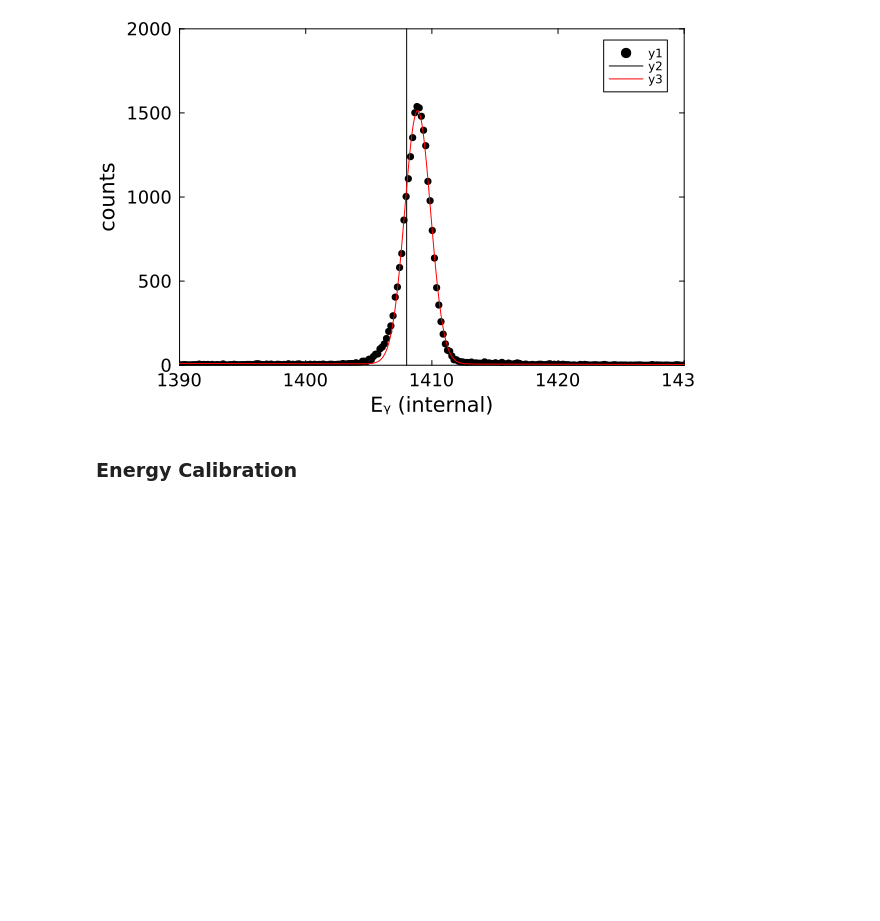
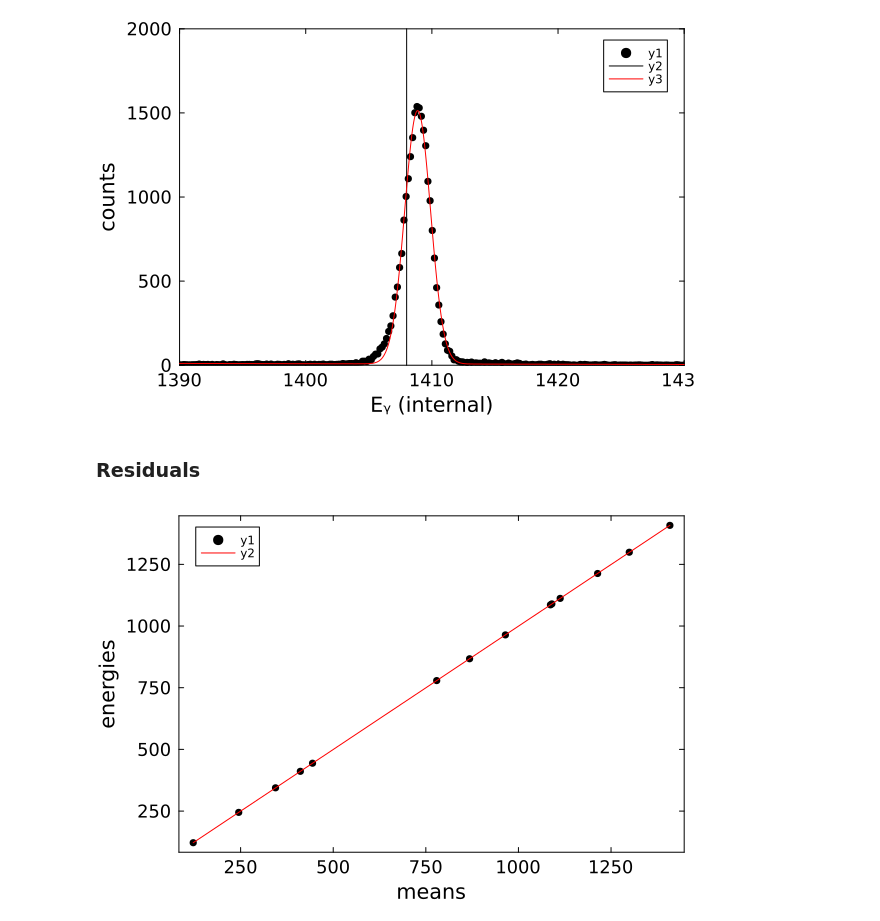
Before and after one commit to mmadurga/VITO-ENiGMA, a Jupyter notebook: 152Eu_crystal-calibration.ipynb, the cells around one changed output. Saved outputs shown, nothing was run; the diff lists cells and outputs as text; code cells hidden in the pictures; blank space fills up the shorter version.

Commit message:
Completed calibration and residuals calculation for c0c2

```diff
--- a/152Eu_crystal-calibration.ipynb
+++ b/152Eu_crystal-calibration.ipynb
@@ -488,16 +488,20 @@ P4 = 1408.8707614186824(0.005392789479300988)
 P5 = 1.023202052395614(0.005530466648555066)
 [figure]
 # %% [markdown]
-### Energy Calibration
+### Residuals
 # %%
-energies = [564.79,586.01,2013.45]; c0c2_means=[c0c2_p1[4],c0c2_p2[4],c0c2_p3[4],c0c2_p4[4],c0c2_p5[4],c0c2_p6[4],c0c2_p7[4]
-                                               c0c2_p8[4],c0c2_p9[4],c0c2_p10[4],c0c2_p11[4],c0c2_p12[4],c0c2_p13[4],c0c2_p14[4]]
+energies = sort(euliterature)
+
+c0c2_means=[c0c2_p1[4],c0c2_p2[4],c0c2_p3[4],c0c2_p4[4],c0c2_p5[4],c0c2_p6[4],c0c2_p7[4],
+            c0c2_p8[4],c0c2_p9[4],c0c2_p10[4],c0c2_p11[4],c0c2_p12[4],c0c2_p13[4],c0c2_p14[4]]
 
 scatter(c0c2_means,energies,xlabel="means",ylabel="energies")
 
 @. linearfit(e,p)=p[1]+p[2]*e
 
 fitcrystal2=curve_fit(linearfit,c0c2_means,energies,[500,0.15])
 
 scatter(c0c2_means,energies,xlabel="means",ylabel="energies")
-plot!(e->linearfit(e,fitcrystal8.param),lc=:red)
+plot!(e->linearfit(e,fitcrystal2.param),lc=:red)
+# %% [output]
+[figure, added]
```
Also changed, not shown: parts of 1 cell of this notebook.
